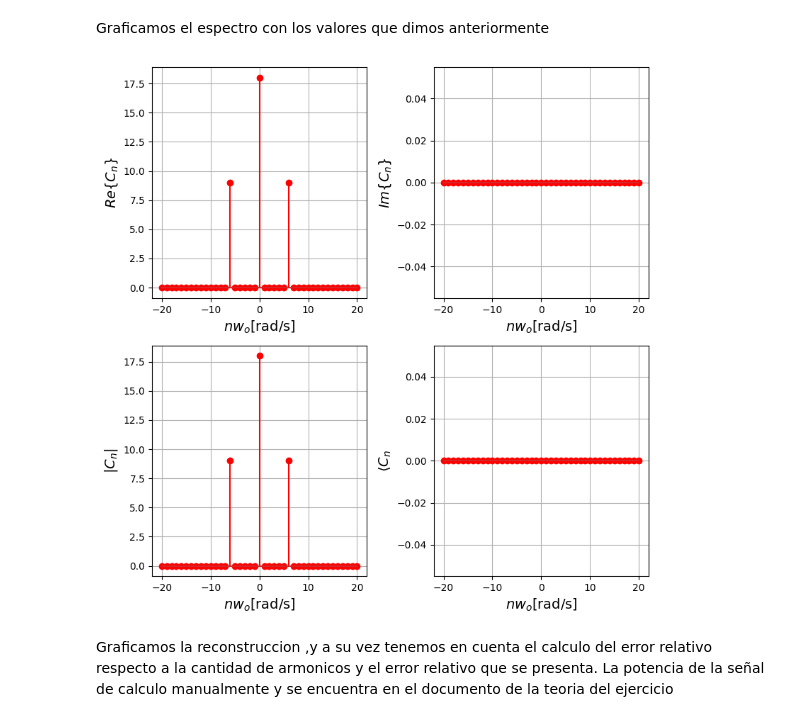
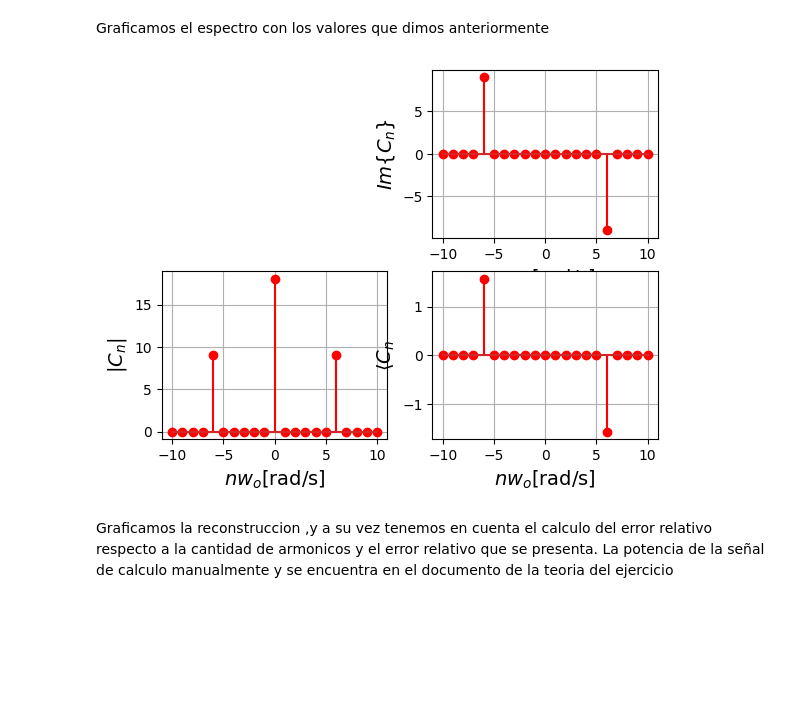
Before and after one commit to Elcejas77/Ejercicios, a Jupyter notebook: ArboledaDiego_Parcial2_2023.ipynb, the cells around one changed output. Cells and saved outputs as stored; diff of their text form; code cells hidden in the pictures; blank space fills up the shorter version.

```diff
--- a/ArboledaDiego_Parcial2_2023.ipynb
+++ b/ArboledaDiego_Parcial2_2023.ipynb
@@ -39,7 +39,7 @@ Fo= 1.5707963267948966
 Creamos las bases para la serie exponencial compleja de fourier,definiendo los valores a utilizar para el ejercio,desde el numero de armonicos hasta el intervalo de interes para el problema
 # %%
 T = tf - ti #intervalo de interés
-N = 20 #número armonicos a simular
+N = 10 #número armonicos a simular
 wo = 2*np.pi/T # frecuencia fundamental
 # definir bases
 phin = np.zeros((len(tv),2*N+1),dtype=np.complex_)#crear matriz para guardar bases
@@ -69,44 +69,44 @@ calculamos el espectro de la señal,los valores de cn se calcularon manualmente
 cn = np.zeros(2*N+1,dtype=np.complex_)
 nv = np.linspace(-N, N, 2*N+1) #vector armónicos
 cn[N] = 18 # nivel dc C_0
-cn[N-6] = 9 #armónico -6
-cn[N+6] = 9 #armónico +6
+cn[N-6] = +9j #armónico -6
+cn[N+6] = -9j #armónico +6
 # %% [markdown]
 Graficamos el espectro con los valores que dimos anteriormente
 # %%
 #graficar espectro
-fig = plt.figure(figsize=(8,8))
-plt.subplot(2,2,1)
-plt.stem(nv, np.real(cn), 'r')
-plt.xlabel(r'$nw_o$[rad/s]',fontsize = 14)
-plt.ylabel(r'$Re\{C_n\}$',fontsize = 14)
-plt.axis('tight')
-plt.grid()
+#fig = plt.figure(figsize=(8,8))
+#plt.subplot(2,2,1)
+#plt.stem(nv, np.real(cn), 'r')
+#plt.xlabel(r'$nw_o$[rad/s]',fontsize = 14)
+#plt.ylabel(r'$Re\{C_n\}$',fontsize = 14)
+#plt.axis('tight')
+#plt.grid()
 
 plt.subplot(2,2,2)
 plt.stem(nv, np.imag(cn), 'r')
 plt.xlabel(r'$nw_o$[rad/s]',fontsize = 14)
 plt.ylabel(r'$Im\{C_n\}$',fontsize = 14)
 plt.axis('tight')
 plt.grid()
 
 plt.subplot(2,2,3)
 plt.stem(nv, abs(cn), 'r')#magnitud del espectro
 plt.xlabel(r'$nw_o$[rad/s]',fontsize = 14)
 plt.ylabel(r'$|C_n|$',fontsize = 14)
 plt.axis('tight')
 plt.grid()
 
 plt.subplot(2,2,4)
 plt.stem(nv, np.angle(cn), 'r')#fase del espectro
 plt.xlabel(r'$nw_o$[rad/s]',fontsize = 14)
 plt.ylabel(r'$\langle C_n$',fontsize = 14)
 plt.axis('tight')
 plt.grid()
 
 fig.tight_layout()
 # %% [output]
-[figure, old version]
+[figure, new version]
 # %% [markdown]
 Graficamos la reconstruccion ,y a su vez tenemos en cuenta el calculo del error relativo respecto a la cantidad de armonicos y el error relativo que se presenta. La potencia de la señal de calculo manualmente y se encuentra en el documento de la teoria del ejercicio
 # %%
```
Also changed, not shown: parts of 2 cells of this notebook.
